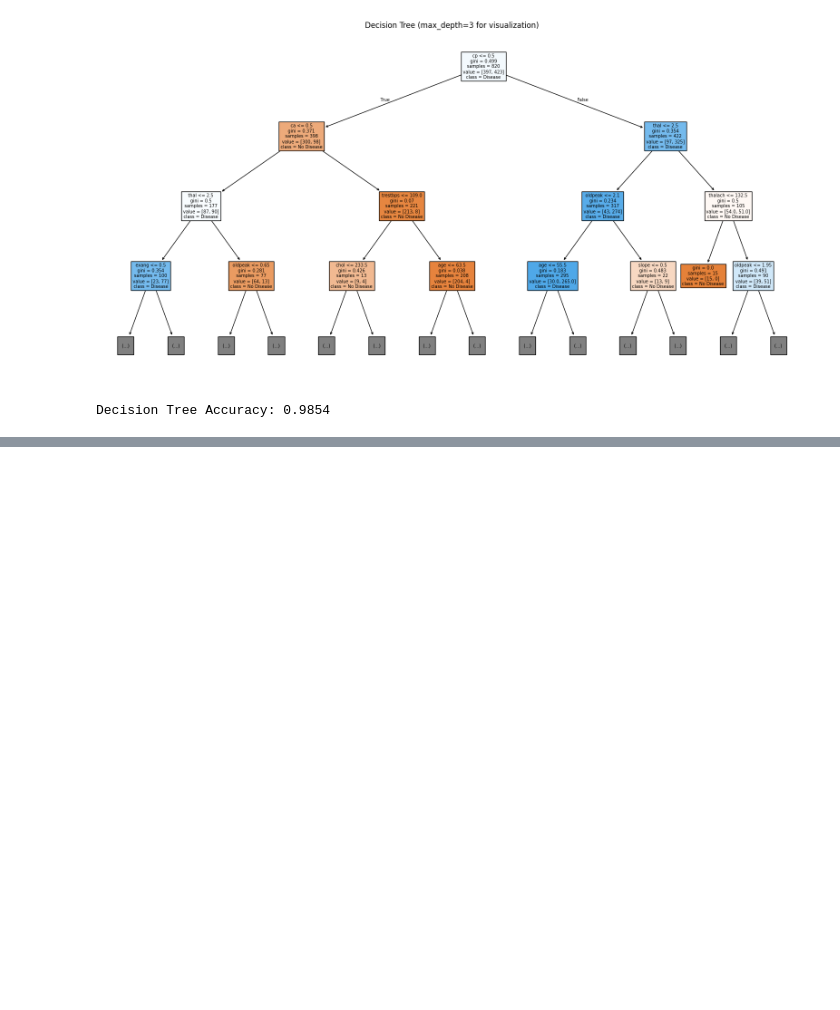
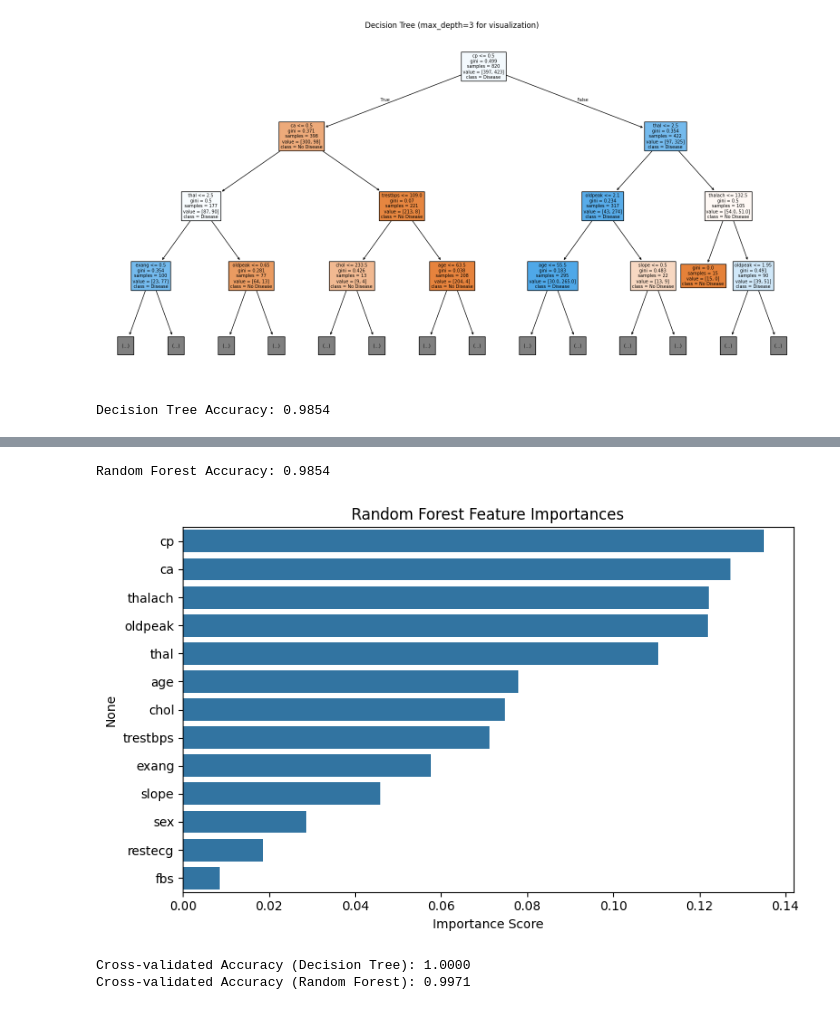
Before and after one commit to Devenderreddy18/internship, a Jupyter notebook: task5.ipynb, the cells around one changed output, grey strips where cells are left out. Saved outputs shown, nothing was run; the diff lists cells and outputs as text; code cells hidden in the pictures; blank space fills up the shorter version.

```diff
--- a/task5.ipynb
+++ b/task5.ipynb
@@ -46,0 +70,28 @@ Decision Tree Accuracy: 0.9854
+# %%
+rf_clf = RandomForestClassifier(n_estimators=100, random_state=42)
+rf_clf.fit(X_train, y_train)
+rf_acc = accuracy_score(y_test, rf_clf.predict(X_test))
+print(f"Random Forest Accuracy: {rf_acc:.4f}")
+# %% [output]
+Random Forest Accuracy: 0.9854
+# %%
+importances = pd.Series(rf_clf.feature_importances_, index=X.columns)
+importances = importances.sort_values(ascending=False)
+
+plt.figure(figsize=(8, 5))
+sns.barplot(x=importances, y=importances.index)
+plt.title("Random Forest Feature Importances")
+plt.xlabel("Importance Score")
+plt.tight_layout()
+plt.show()
+# %% [output]
+[figure, added]
+# %%
+cv_dt = cross_val_score(DecisionTreeClassifier(random_state=42), X, y, cv=5)
+cv_rf = cross_val_score(RandomForestClassifier(random_state=42), X, y, cv=5)
+
+print(f"Cross-validated Accuracy (Decision Tree): {cv_dt.mean():.4f}")
+print(f"Cross-validated Accuracy (Random Forest): {cv_rf.mean():.4f}")
+# %% [output]
+Cross-validated Accuracy (Decision Tree): 1.0000
+Cross-validated Accuracy (Random Forest): 0.9971
```
Also changed, not shown: parts of 1 cell of this notebook.
